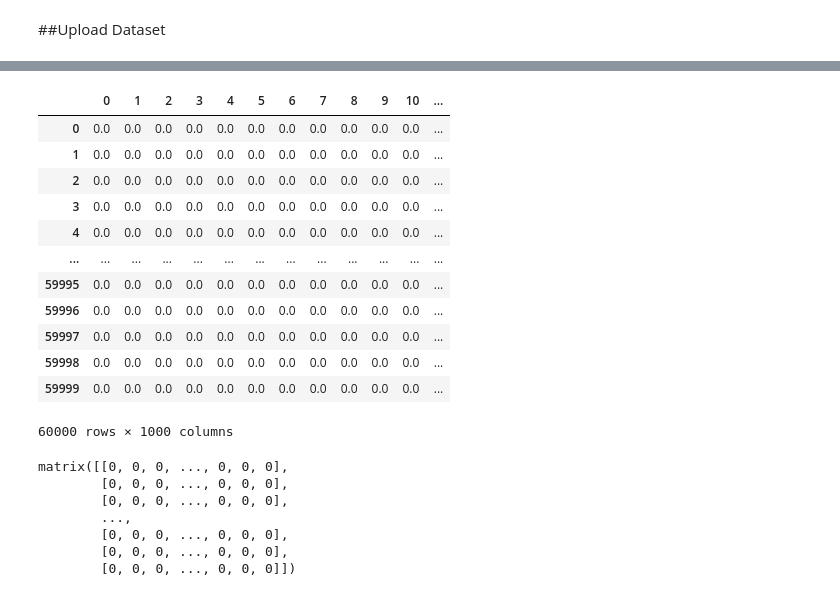
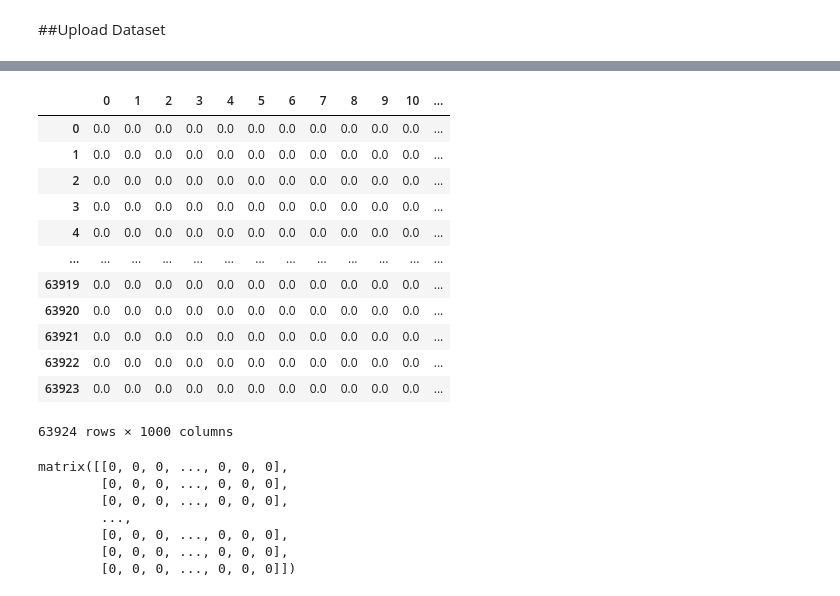
Before and after one commit to Rushabh309/Sentimental-analysis-of-twitter-Data, a Jupyter notebook: Sentimental_analysis_using_sklearn.ipynb, the cells around one changed output, grey strips where cells are left out. Drawn from its saved outputs; the diff is of its cells as text; code cells hidden in the pictures.

```diff
--- a/Sentimental_analysis_using_sklearn.ipynb
+++ b/Sentimental_analysis_using_sklearn.ipynb
@@ -60,6 +60,6 @@ def remove_pattern(text,pattern):
 
     return text
 # %%
-combine['Tidy_Twitts'] = np.vectorize(remove_pattern)(combine['twitts'], "@[\w]*")
+combine['tweet'] = np.vectorize(remove_pattern)(combine['tweet'], "@[\w]*")
 combine.head()
 # %% [output]
@@ -72,4 +72,4 @@ combine.head()
 # %%
-combine['Tidy_Twitts'] = combine['Tidy_Twitts'].apply(lambda x: ' '.join([w for w in x.split() if len(w)>3]))
+combine['tweet'] = combine['tweet'].apply(lambda x: ' '.join([w for w in x.split() if len(w)>3]))
 combine.head(10)
 # %% [output]
@@ -87,4 +87,4 @@ combine.head(10)
 # %%
-tokenized_twitts = combine['Tidy_Twitts'].apply(lambda x: x.split())
+tokenized_twitts = combine['tweet'].apply(lambda x: x.split())
 tokenized_twitts.head()
 # %% [output]
@@ -111,6 +111,6 @@ Name: Tidy_Twitts, dtype: object
 for i in range(len(tokenized_twitts)):
     tokenized_twitts[i] = ' '.join(tokenized_twitts[i])
 # %%
-combine['Tidy_Twitts'] = tokenized_twitts
+combine['tweet'] = tokenized_twitts
 combine.head()
 # %% [output]
@@ -185,21 +185,21 @@ df_bow = pd.DataFrame(bow.todense())
 # %%
 from sklearn.feature_extraction.text import TfidfVectorizer
 tfidf=TfidfVectorizer(max_df=0.90, min_df=2,max_features=1000,stop_words='english')
-tfidf_matrix=tfidf.fit_transform(combine['Tidy_Twitts'])
+tfidf_matrix=tfidf.fit_transform(combine['tweet'])
 df_tfidf = pd.DataFrame(tfidf_matrix.todense())
 df_tfidf
 # %% [output]
 |  | 0 | 1 | 2 | 3 | 4 | 5 | 6 | 7 | 8 | 9 | 10 | ... |
 | 0 | 0.0 | 0.0 | 0.0 | 0.0 | 0.0 | 0.0 | 0.0 | 0.0 | 0.0 | 0.0 | 0.0 | ... |
 | 1 | 0.0 | 0.0 | 0.0 | 0.0 | 0.0 | 0.0 | 0.0 | 0.0 | 0.0 | 0.0 | 0.0 | ... |
 | 2 | 0.0 | 0.0 | 0.0 | 0.0 | 0.0 | 0.0 | 0.0 | 0.0 | 0.0 | 0.0 | 0.0 | ... |
 | 3 | 0.0 | 0.0 | 0.0 | 0.0 | 0.0 | 0.0 | 0.0 | 0.0 | 0.0 | 0.0 | 0.0 | ... |
 | 4 | 0.0 | 0.0 | 0.0 | 0.0 | 0.0 | 0.0 | 0.0 | 0.0 | 0.0 | 0.0 | 0.0 | ... |
 | ... | ... | ... | ... | ... | ... | ... | ... | ... | ... | ... | ... | ... |
-| 59995 | 0.0 | 0.0 | 0.0 | 0.0 | 0.0 | 0.0 | 0.0 | 0.0 | 0.0 | 0.0 | 0.0 | ... |
-| 59996 | 0.0 | 0.0 | 0.0 | 0.0 | 0.0 | 0.0 | 0.0 | 0.0 | 0.0 | 0.0 | 0.0 | ... |
-| 59997 | 0.0 | 0.0 | 0.0 | 0.0 | 0.0 | 0.0 | 0.0 | 0.0 | 0.0 | 0.0 | 0.0 | ... |
-| 59998 | 0.0 | 0.0 | 0.0 | 0.0 | 0.0 | 0.0 | 0.0 | 0.0 | 0.0 | 0.0 | 0.0 | ... |
-| 59999 | 0.0 | 0.0 | 0.0 | 0.0 | 0.0 | 0.0 | 0.0 | 0.0 | 0.0 | 0.0 | 0.0 | ... |
+| 63919 | 0.0 | 0.0 | 0.0 | 0.0 | 0.0 | 0.0 | 0.0 | 0.0 | 0.0 | 0.0 | 0.0 | ... |
+| 63920 | 0.0 | 0.0 | 0.0 | 0.0 | 0.0 | 0.0 | 0.0 | 0.0 | 0.0 | 0.0 | 0.0 | ... |
+| 63921 | 0.0 | 0.0 | 0.0 | 0.0 | 0.0 | 0.0 | 0.0 | 0.0 | 0.0 | 0.0 | 0.0 | ... |
+| 63922 | 0.0 | 0.0 | 0.0 | 0.0 | 0.0 | 0.0 | 0.0 | 0.0 | 0.0 | 0.0 | 0.0 | ... |
+| 63923 | 0.0 | 0.0 | 0.0 | 0.0 | 0.0 | 0.0 | 0.0 | 0.0 | 0.0 | 0.0 | 0.0 | ... |
-60000 rows × 1000 columns
+63924 rows × 1000 columns
 # %%
```
Also changed, not shown: parts of 35 cells of this notebook.
